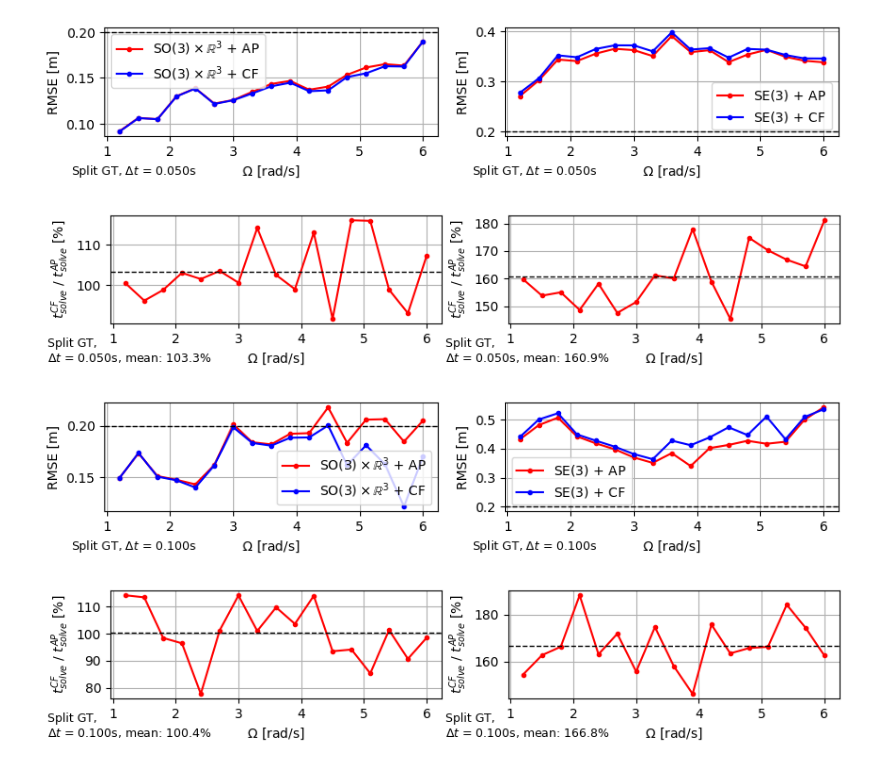
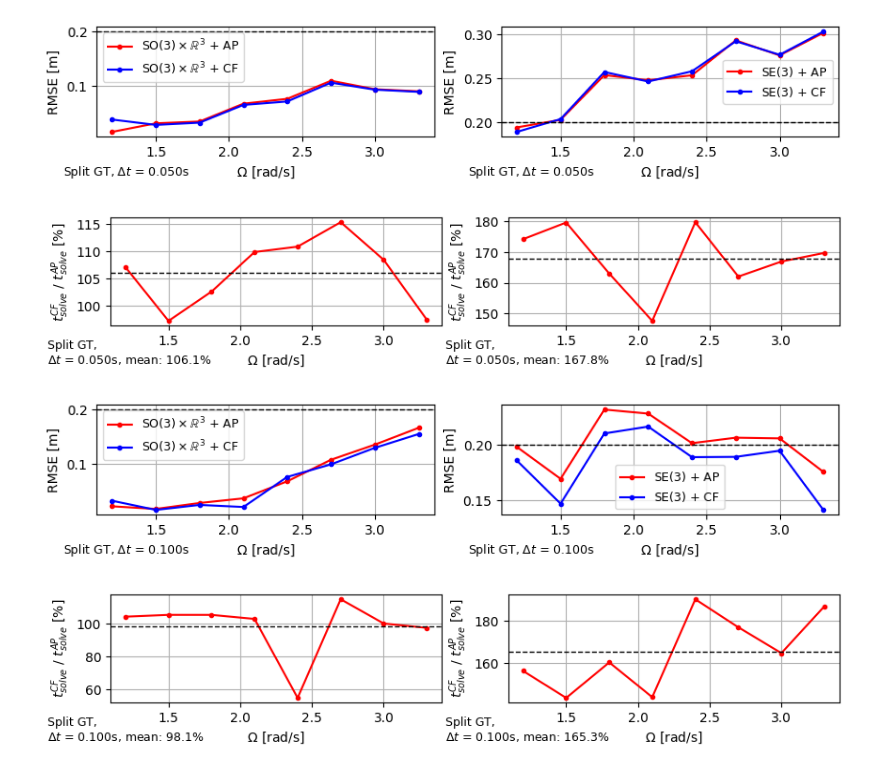
Before and after one commit to brytsknguyen/gptr, a Jupyter notebook: scripts/analyze_pp.ipynb, the cells around one changed output. Cells and saved outputs as stored; diff of their text form; code cells hidden in the pictures.

```diff
--- a/scripts/analyze_pp.ipynb
+++ b/scripts/analyze_pp.ipynb
@@ -6,7 +6,7 @@ import matplotlib.pyplot as plt
 from mpl_toolkits.axes_grid1.inset_locator import inset_axes
 mpl.rcParams.update({'font.size': 10})  # set all fonts to size 12
 
-log_dir = '/media/tmn/mySataSSD1/Experiments/gptr_v2/logs/uwb_mle_noise__/'
+log_dir = '/media/tmn/mySataSSD1/Experiments/gptr_v2/logs/uwb_mle_noise___/'
 
 
 gtrajtype = 'Split'
@@ -32,7 +32,8 @@ def plotAPCF(ax, dftemp, poseres, m):
     ax.grid('on')
     ax.set_xlabel('$\Omega$ [rad/s]')
     ax.set_ylabel('RMSE [m]')
-    ax.legend(ncol=1)
+    ax.legend(fontsize=9,
+              ncol = 1,)
 
 def plotAPCFTslv(ax, dftemp, poseres, m):
 
@@ -56,7 +57,7 @@ for m in ms:
     # if m not in [2, 4]:
     #     continue
 
-    dftemp = df[ (df['m'] == m) & (df['n'] > 0.9) & (df['n'] < 6.1) ]
+    dftemp = df[ (df['m'] == m) & (df['n'] > 0.9) & (df['n'] < 3.5) ]
     fig, ax = plt.subplots(1, 2, figsize=(10, 1.5))
     plotAPCF(ax[0], dftemp, 'SO3xR3', m)
     plotAPCF(ax[1], dftemp, 'SE3', m)
@@ -67,37 +68,37 @@ for m in ms:
     # ax[1].set_ylim([ymin, ymax])
 
     ax[0].text(-0.1, -0.350,  f'{gtrajtype} GT, $\Delta t$ = {m:.3f}s', transform=ax[0].transAxes, fontsize=9)
     ax[1].text(-0.1, -0.350,  f'{gtrajtype} GT, $\Delta t$ = {m:.3f}s', transform=ax[1].transAxes, fontsize=9)
     # ax[0].text(-0.0, -0.350,  f'{gtrajtype} GT', transform=ax[0].transAxes, fontsize=9)
     # ax[1].text(-0.0, -0.350,  f'{gtrajtype} GT', transform=ax[1].transAxes, fontsize=9)
 
     # fig.tight_layout()
     fig.savefig(log_dir + f'so3xr3_dt_{int(m*1000):03d}.jpg', bbox_inches='tight', dpi=300)
 
 
 
     # Plot the computational time
     fig, ax = plt.subplots(1, 2, figsize=(10, 1.5))
     mean0 = plotAPCFTslv(ax[0], dftemp, 'SO3xR3', m)
     mean1 = plotAPCFTslv(ax[1], dftemp, 'SE3', m)
 
     # ylims = ax[0].get_ylim() + ax[1].get_ylim()
     # ymin, ymax = min(ylims), max(ylims)
     # ax[0].set_ylim([ymin, ymax])
     # ax[1].set_ylim([ymin, ymax])
 
     ax[0].text(-0.19, -0.350, f'{gtrajtype} GT,\n$\Delta t$ = {m:.3f}s, mean: {mean0:.1f}%', transform=ax[0].transAxes, fontsize=9)
     ax[1].text(-0.19, -0.350, f'{gtrajtype} GT,\n$\Delta t$ = {m:.3f}s, mean: {mean1:.1f}%', transform=ax[1].transAxes, fontsize=9)
     # ax[0].text(-0.19, -0.350, f'{gtrajtype} GT, mean: {mean0:.1f}%', transform=ax[0].transAxes, fontsize=9)
     # ax[1].text(-0.19, -0.350, f'{gtrajtype} GT, mean: {mean1:.1f}%', transform=ax[1].transAxes, fontsize=9)
 
     # fig.tight_layout()
     fig.savefig(log_dir + f'so3xr3_tslv_dt_{int(m*1000):03d}.jpg', bbox_inches='tight', dpi=300)
 # %% [output]
-[figure, old version]
+[figure, new version]
-[figure, old version]
+[figure, new version]
-[figure, old version]
+[figure, new version]
-[figure, old version]
+[figure, new version]
 # %%
 gtrajtype = 'Non-split'
 
```
Also changed, not shown: parts of 1 cell of this notebook, 2 other files.
